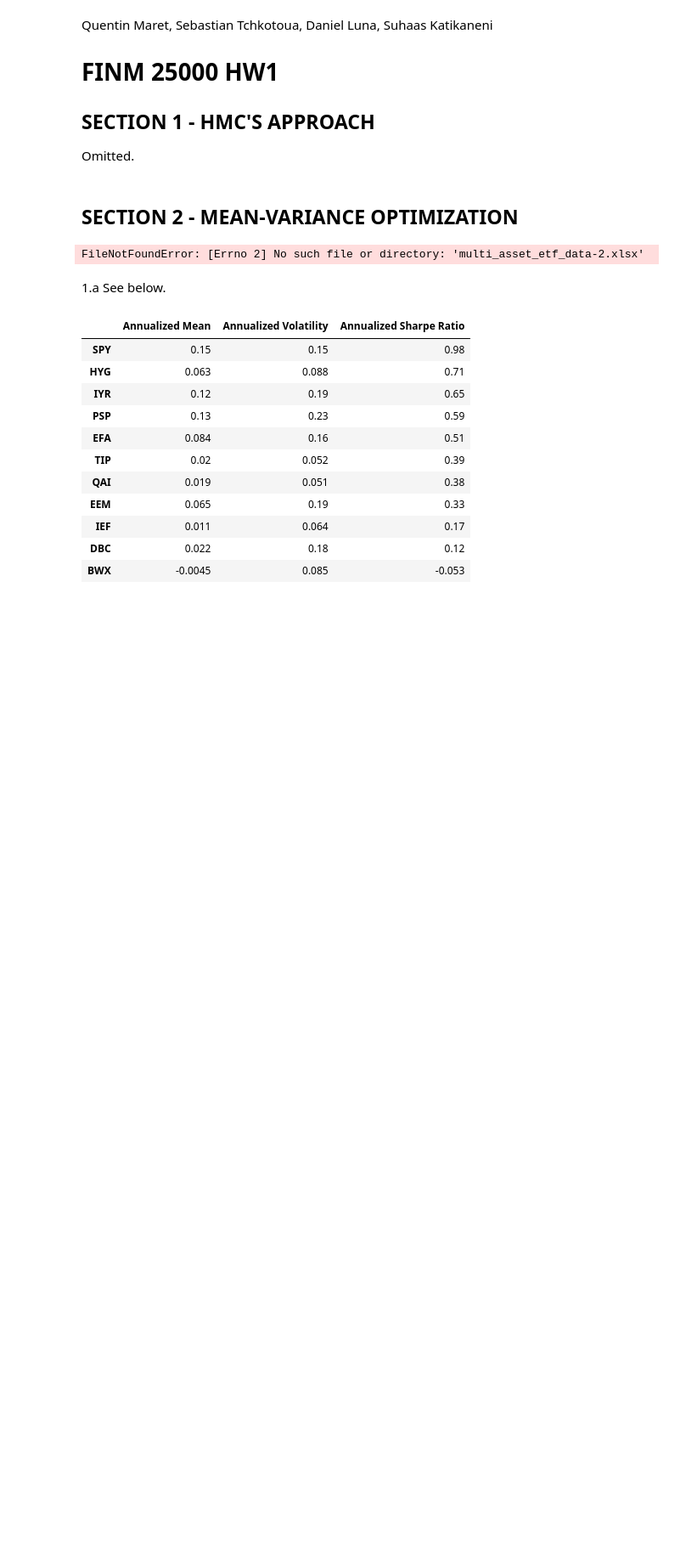
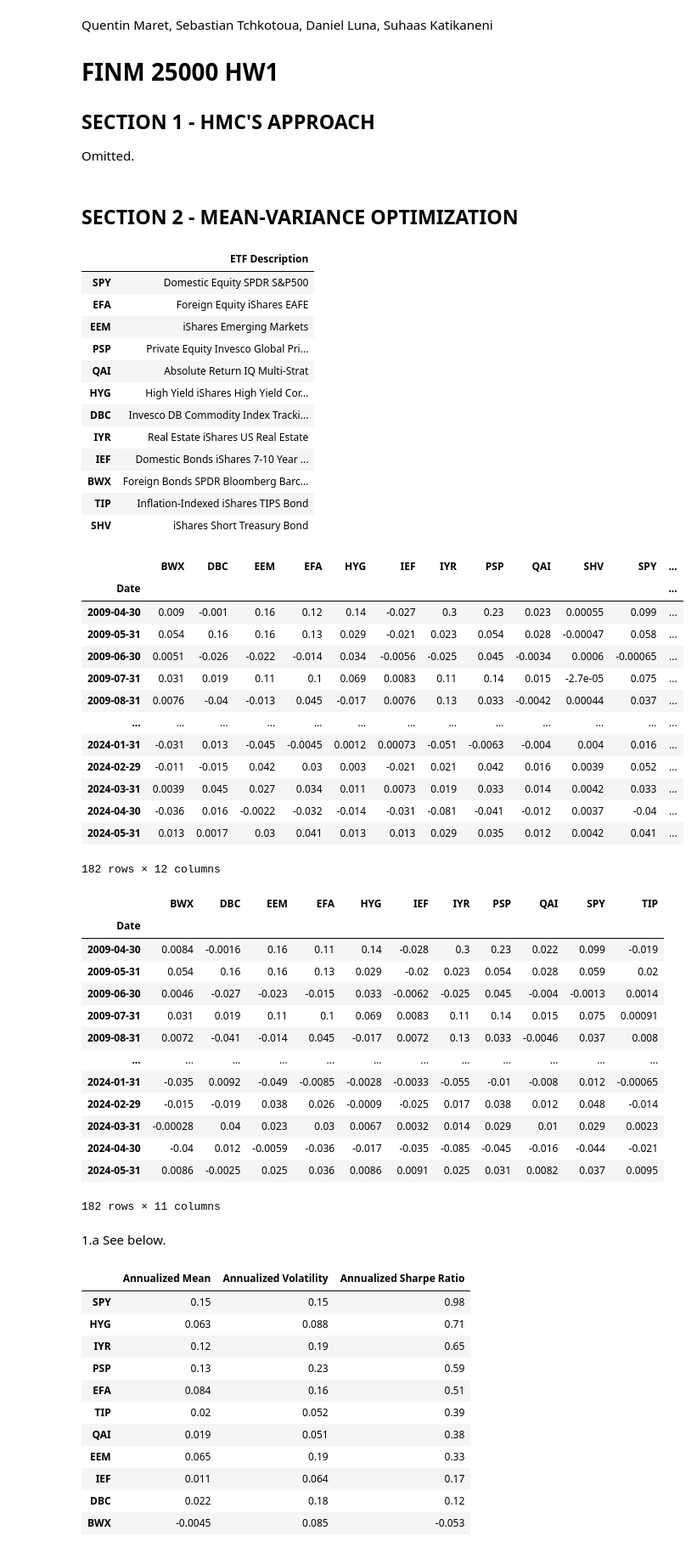
Before and after one commit to spknash/FINM-hw, a Jupyter notebook: HW1/ref.ipynb, the cells around one changed output. Shown at 85% size. Drawn from its saved outputs; the diff is of its cells as text; code cells hidden in the pictures; blank space fills up the shorter version.

```diff
--- a/hw1 (1).ipynb
+++ b/HW1/ref.ipynb
@@ -10,21 +10,61 @@ Omitted.
 # %%
 import numpy as np
 import pandas as pd
 import seaborn as sns
 import matplotlib.pyplot as plt
 pd.options.display.float_format = '{:.2}'.format
 
-data = pd.read_excel('multi_asset_etf_data-2.xlsx', sheet_name=None, index_col=0)
+data = pd.read_excel('multi_asset_etf_data.xlsx', sheet_name=None, index_col=0)
 
 d = data['descriptions']
 tr = data['total returns']
 er = data['excess returns']
 
 display(d)
 display(tr)
 display(er)
 # %% [output]
+|  | ETF Description |
+| SPY | Domestic Equity SPDR S&P500 |
+| EFA | Foreign Equity iShares EAFE |
+| EEM | iShares Emerging Markets |
+| PSP | Private Equity Invesco Global Pri... |
+| QAI | Absolute Return IQ Multi-Strat |
+| HYG | High Yield iShares High Yield Cor... |
+| DBC | Invesco DB Commodity Index Tracki... |
+| IYR | Real Estate iShares US Real Estate |
+| IEF | Domestic Bonds iShares 7-10 Year ... |
+| BWX | Foreign Bonds SPDR Bloomberg Barc... |
+| TIP | Inflation-Indexed iShares TIPS Bond |
+| SHV | iShares Short Treasury Bond |
+|  | BWX | DBC | EEM | EFA | HYG | IEF | IYR | PSP | QAI | SHV | SPY | ... |
+| Date |  |  |  |  |  |  |  |  |  |  |  | ... |
+| 2009-04-30 | 0.009 | -0.001 | 0.16 | 0.12 | 0.14 | -0.027 | 0.3 | 0.23 | 0.023 | 0.00055 | 0.099 | ... |
+| 2009-05-31 | 0.054 | 0.16 | 0.16 | 0.13 | 0.029 | -0.021 | 0.023 | 0.054 | 0.028 | -0.00047 | 0.058 | ... |
+| 2009-06-30 | 0.0051 | -0.026 | -0.022 | -0.014 | 0.034 | -0.0056 | -0.025 | 0.045 | -0.0034 | 0.0006 | -0.00065 | ... |
+| 2009-07-31 | 0.031 | 0.019 | 0.11 | 0.1 | 0.069 | 0.0083 | 0.11 | 0.14 | 0.015 | -2.7e-05 | 0.075 | ... |
+| 2009-08-31 | 0.0076 | -0.04 | -0.013 | 0.045 | -0.017 | 0.0076 | 0.13 | 0.033 | -0.0042 | 0.00044 | 0.037 | ... |
+| ... | ... | ... | ... | ... | ... | ... | ... | ... | ... | ... | ... | ... |
+| 2024-01-31 | -0.031 | 0.013 | -0.045 | -0.0045 | 0.0012 | 0.00073 | -0.051 | -0.0063 | -0.004 | 0.004 | 0.016 | ... |
+| 2024-02-29 | -0.011 | -0.015 | 0.042 | 0.03 | 0.003 | -0.021 | 0.021 | 0.042 | 0.016 | 0.0039 | 0.052 | ... |
+| 2024-03-31 | 0.0039 | 0.045 | 0.027 | 0.034 | 0.011 | 0.0073 | 0.019 | 0.033 | 0.014 | 0.0042 | 0.033 | ... |
+| 2024-04-30 | -0.036 | 0.016 | -0.0022 | -0.032 | -0.014 | -0.031 | -0.081 | -0.041 | -0.012 | 0.0037 | -0.04 | ... |
+| 2024-05-31 | 0.013 | 0.0017 | 0.03 | 0.041 | 0.013 | 0.013 | 0.029 | 0.035 | 0.012 | 0.0042 | 0.041 | ... |
-FileNotFoundError: [Errno 2] No such file or directory: 'multi_asset_etf_data-2.xlsx'
+182 rows × 12 columns
+|  | BWX | DBC | EEM | EFA | HYG | IEF | IYR | PSP | QAI | SPY | TIP |
+| Date |  |  |  |  |  |  |  |  |  |  |  |
+| 2009-04-30 | 0.0084 | -0.0016 | 0.16 | 0.11 | 0.14 | -0.028 | 0.3 | 0.23 | 0.022 | 0.099 | -0.019 |
+| 2009-05-31 | 0.054 | 0.16 | 0.16 | 0.13 | 0.029 | -0.02 | 0.023 | 0.054 | 0.028 | 0.059 | 0.02 |
+| 2009-06-30 | 0.0046 | -0.027 | -0.023 | -0.015 | 0.033 | -0.0062 | -0.025 | 0.045 | -0.004 | -0.0013 | 0.0014 |
+| 2009-07-31 | 0.031 | 0.019 | 0.11 | 0.1 | 0.069 | 0.0083 | 0.11 | 0.14 | 0.015 | 0.075 | 0.00091 |
+| 2009-08-31 | 0.0072 | -0.041 | -0.014 | 0.045 | -0.017 | 0.0072 | 0.13 | 0.033 | -0.0046 | 0.037 | 0.008 |
+| ... | ... | ... | ... | ... | ... | ... | ... | ... | ... | ... | ... |
+| 2024-01-31 | -0.035 | 0.0092 | -0.049 | -0.0085 | -0.0028 | -0.0033 | -0.055 | -0.01 | -0.008 | 0.012 | -0.00065 |
+| 2024-02-29 | -0.015 | -0.019 | 0.038 | 0.026 | -0.0009 | -0.025 | 0.017 | 0.038 | 0.012 | 0.048 | -0.014 |
+| 2024-03-31 | -0.00028 | 0.04 | 0.023 | 0.03 | 0.0067 | 0.0032 | 0.014 | 0.029 | 0.01 | 0.029 | 0.0023 |
+| 2024-04-30 | -0.04 | 0.012 | -0.0059 | -0.036 | -0.017 | -0.035 | -0.085 | -0.045 | -0.016 | -0.044 | -0.021 |
+| 2024-05-31 | 0.0086 | -0.0025 | 0.025 | 0.036 | 0.0086 | 0.0091 | 0.025 | 0.031 | 0.0082 | 0.037 | 0.0095 |
+182 rows × 11 columns
 # %% [markdown]
 1.a See below.
 # %%
```
Also changed, not shown: 3 other files.
